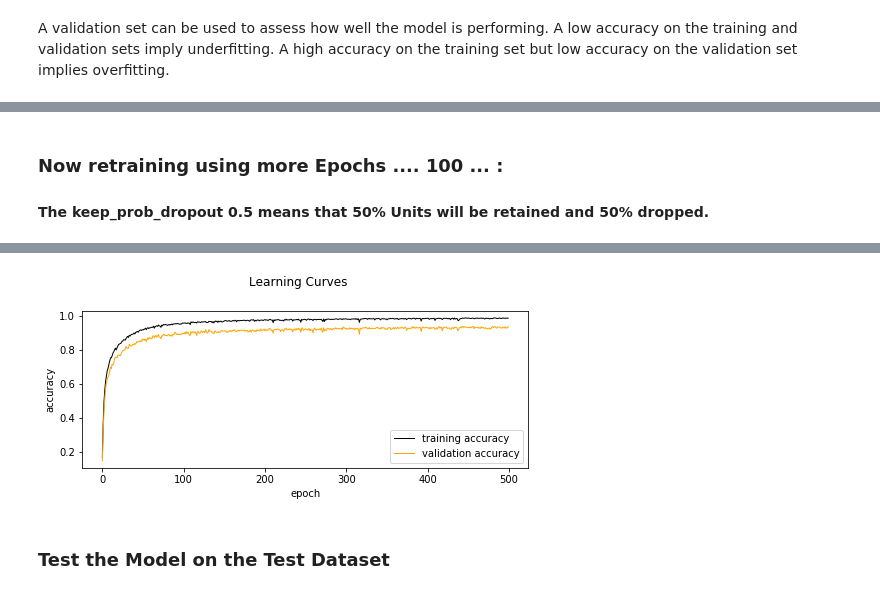
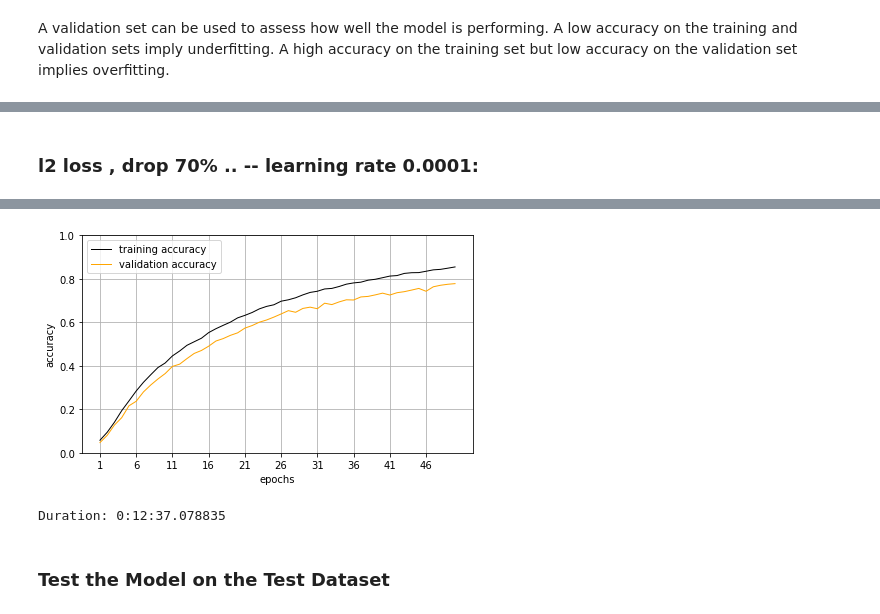
Before and after one commit to cristianku/CarND-Traffic-Sign-Classifier-Project, a Jupyter notebook: Traffic_Sign_Classifier.ipynb, the cells around one changed output, grey strips where cells are left out. Cells and saved outputs as stored; diff of their text form; code cells hidden in the pictures.

```diff
--- a/Traffic_Sign_Classifier.ipynb
+++ b/Traffic_Sign_Classifier.ipynb
@@ -464,11 +470,10 @@ def training( X_train, y_train, X_validation, y_validation, rate, keep_prob_drop
 # %%
-# Starting first training:
 loss_operation = tf.reduce_mean(cross_entropy)
 optimizer = tf.train.AdamOptimizer(learning_rate = learning_rate)
 training_operation = optimizer.minimize(loss_operation)
 
 training(  X_train_norm, y_train_norm, X_validation_norm, y_validation_norm,
-           rate              = 0.001,  # learning rate
+           rate              = 0.0001,  # learning rate
            keep_prob_dropout = 0.9,    # 10% drop
            epochs            = 10 ,
            batch_size        = 256)
@@ -484,0 +489,10 @@ Duration: 0:01:04.403959
+# %%
+loss_operation = tf.reduce_mean(cross_entropy)
+optimizer = tf.train.AdamOptimizer(learning_rate = learning_rate)
+training_operation = optimizer.minimize(loss_operation)
+
+training(  X_train_norm, y_train_norm, X_validation_norm, y_validation_norm,
+           rate              = 0.0001,  # learning rate
+           keep_prob_dropout = 0.9,    # 10% drop
+           epochs            = 50 ,
+           batch_size        = 256)
@@ -488,8 +515,8 @@ optimizer = tf.train.AdamOptimizer(learning_rate = learning_rate)
 training_operation = optimizer.minimize(loss_operation)
 
 training(  X_train_norm, y_train_norm, X_validation_norm, y_validation_norm,
-           rate              = 0.001,  # learning rate
+           rate              = 0.0001,  # learning rate
            keep_prob_dropout = 0.9,
-           epochs            = 10 ,
+           epochs            = 50 ,
            batch_size        = 256)
 # %% [output]
@@ -508,8 +538,8 @@ optimizer = tf.train.AdamOptimizer(learning_rate = learning_rate)
 training_operation = optimizer.minimize(loss_operation)
 
 training(  X_train_norm, y_train_norm, X_validation_norm, y_validation_norm,
-           rate              = 0.001,  # learning rate
+           rate              = 0.0001,  # learning rate
            keep_prob_dropout = 0.5,
-           epochs            = 10 ,
+           epochs            = 50 ,
            batch_size        = 256)
 # %% [output]
@@ -522,15 +556,13 @@ Duration: 0:01:03.784435
-# %% [markdown]
-### Now retraining using more Epochs .... 100 ... :
-
-#### The keep_prob_dropout 0.5 means that 50% Units will be retained and 50% dropped.
+# %% [markdown]
+### l2 loss , drop 70% .. -- learning rate 0.0001:
 # %%
 loss_operation = tf.nn.l2_loss(cross_entropy)
 optimizer = tf.train.AdamOptimizer(learning_rate = learning_rate)
 training_operation = optimizer.minimize(loss_operation)
 
-training(  X_train, y_train, X_validation, y_validation,
-           rate              = 0.001,  # learning rate
-           keep_prob_dropout = 0.5,
-           epochs            = 100 ,
+training(  X_train_norm, y_train_norm, X_validation_norm, y_validation_norm,
+           rate              = 0.0001,  # learning rate
+           keep_prob_dropout = 0.3,
+           epochs            = 50 ,
            batch_size        = 256)
 # %% [output]
@@ -544,5 +576,6 @@ EPOCH 500 ...  Training  ( Loss= 4.462, Acc= 0.989 )   Validation ( Loss= 329.34
 Model saved
-[figure, old version]
+[figure, new version]
+Duration: 0:12:37.078835
 # %% [markdown]
 ### Test the Model on the Test Dataset
 # %%
```
Also changed, not shown: parts of 31 cells of this notebook.
